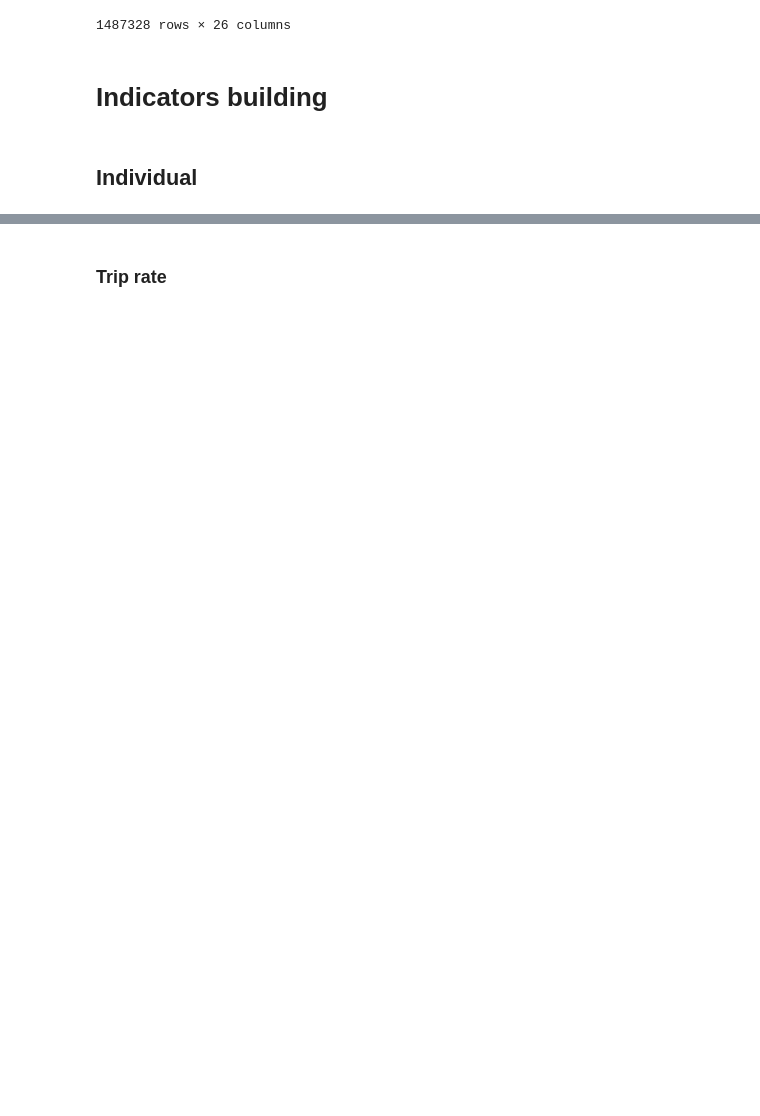
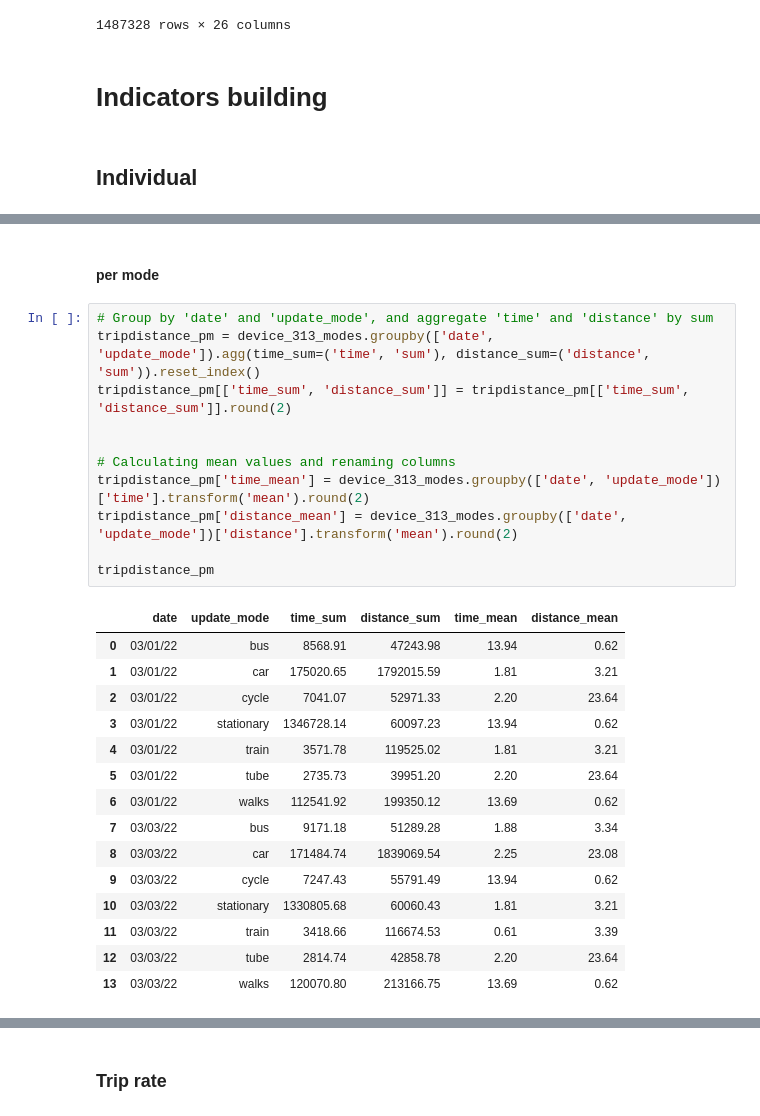
Before and after one commit to ZongheMa/Understanding-the-modal-shifting-and-travel-delays-under-short-term-transport-disruption-CSoLTS, a Jupyter notebook: EDA.ipynb, the cells around one changed output, grey strips where cells are left out. Saved outputs shown, nothing was run; the diff lists cells and outputs as text; blank space fills up the shorter version.

```diff
--- a/EDA.ipynb
+++ b/EDA.ipynb
@@ -278,0 +337,29 @@ All
+# %% [markdown]
+#### per mode
+# %%
+# Group by 'date' and 'update_mode', and aggregate 'time' and 'distance' by sum
+tripdistance_pm = device_313_modes.groupby(['date', 'update_mode']).agg(time_sum=('time', 'sum'), distance_sum=('distance', 'sum')).reset_index()
+tripdistance_pm[['time_sum', 'distance_sum']] = tripdistance_pm[['time_sum', 'distance_sum']].round(2)
+
+
+# Calculating mean values and renaming columns
+tripdistance_pm['time_mean'] = device_313_modes.groupby(['date', 'update_mode'])['time'].transform('mean').round(2)
+tripdistance_pm['distance_mean'] = device_313_modes.groupby(['date', 'update_mode'])['distance'].transform('mean').round(2)
+
+tripdistance_pm
+# %% [output]
+|  | date | update_mode | time_sum | distance_sum | time_mean | distance_mean |
+| 0 | 03/01/22 | bus | 8568.91 | 47243.98 | 13.94 | 0.62 |
+| 1 | 03/01/22 | car | 175020.65 | 1792015.59 | 1.81 | 3.21 |
+| 2 | 03/01/22 | cycle | 7041.07 | 52971.33 | 2.20 | 23.64 |
+| 3 | 03/01/22 | stationary | 1346728.14 | 60097.23 | 13.94 | 0.62 |
+| 4 | 03/01/22 | train | 3571.78 | 119525.02 | 1.81 | 3.21 |
+| 5 | 03/01/22 | tube | 2735.73 | 39951.20 | 2.20 | 23.64 |
+| 6 | 03/01/22 | walks | 112541.92 | 199350.12 | 13.69 | 0.62 |
+| 7 | 03/03/22 | bus | 9171.18 | 51289.28 | 1.88 | 3.34 |
+| 8 | 03/03/22 | car | 171484.74 | 1839069.54 | 2.25 | 23.08 |
+| 9 | 03/03/22 | cycle | 7247.43 | 55791.49 | 13.94 | 0.62 |
+| 10 | 03/03/22 | stationary | 1330805.68 | 60060.43 | 1.81 | 3.21 |
+| 11 | 03/03/22 | train | 3418.66 | 116674.53 | 0.61 | 3.39 |
+| 12 | 03/03/22 | tube | 2814.74 | 42858.78 | 2.20 | 23.64 |
+| 13 | 03/03/22 | walks | 120070.80 | 213166.75 | 13.69 | 0.62 |
```
Also changed, not shown: parts of 22 cells of this notebook.
